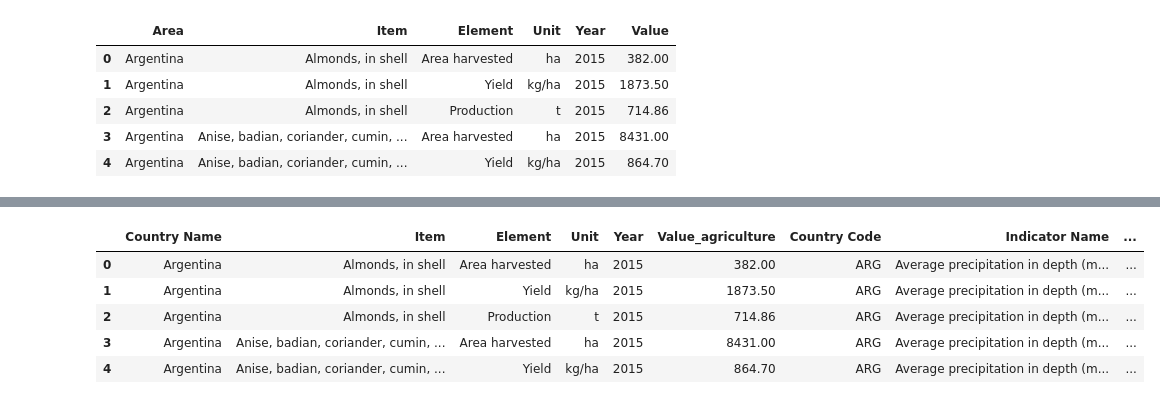
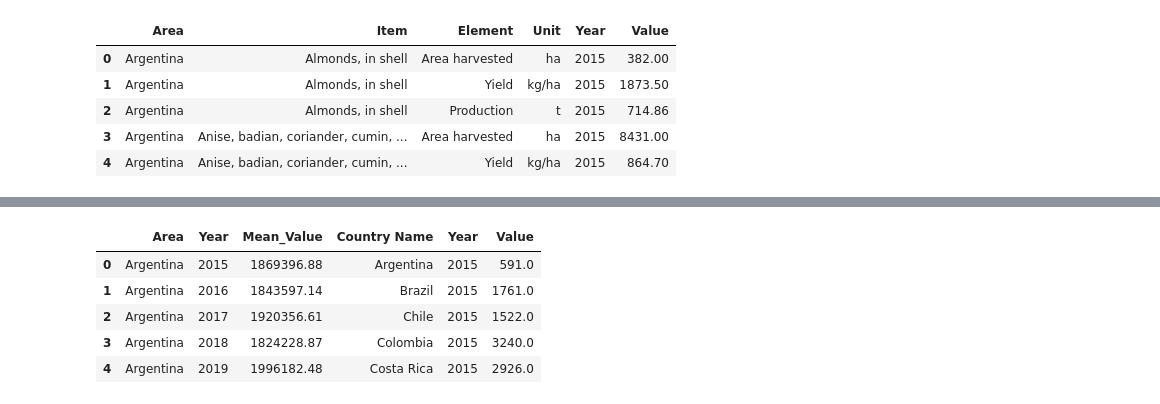
Before and after one commit to zannat-cse/data-engineering-fau-winter24, a Jupyter notebook: project/Project Codes.ipynb, the cells around one changed output, grey strips where cells are left out. Saved outputs shown, nothing was run; the diff lists cells and outputs as text; code cells hidden in the pictures.

```diff
--- a/project/Project Codes.ipynb
+++ b/project/Project Codes.ipynb
@@ -42,0 +115,3 @@ climate_data.head()
+# %%
+agriculture_data['Mean_Value'] = agriculture_data['Mean_Value'].replace(',', '', regex=True).astype(float)
+agriculture_data.info()
@@ -43,3 +195,4 @@ climate_data.head()
 # %%
-climate_data.drop(['Indicator Code','Country Code'], axis=1)
+climate_data = climate_data.drop(['Indicator Code','Country Code','Indicator Name'], axis=1)
+climate_data.head(10)
 # %% [output]
@@ -59,3 +209,0 @@ climate_data.drop(['Indicator Code','Country Code'], axis=1)
-# %%
-agriculture_data.dropna(inplace=True)
-climate_data.dropna(inplace=True)
@@ -139,10 +213,0 @@ Name: Area, dtype: int64
-# %%
-agriculture_data.rename(columns={'Area': 'Country Name'}, inplace=True)
-
-agriculture_data = agriculture_data[(agriculture_data['Year'] >= 2015) & (agriculture_data['Year'] <= 2021)]
-climate_data = climate_data[(climate_data['Year'] >= 2015) & (climate_data['Year'] <= 2021)]
-
-agriculture_data.dropna(inplace=True)
-climate_data.dropna(inplace=True)
-
-agriculture_data.head()
@@ -165,13 +241,13 @@ climate_data.head()
 # %%
-combined_data = pd.merge(agriculture_data, climate_data, on=['Country Name', 'Year'], suffixes=('_agriculture', '_climate'))
+combined_data = pd.concat([agriculture_data, climate_data], axis=1)
 combined_data.head()
 # %% [output]
-|  | Country Name | Item | Element | Unit | Year | Value_agriculture | Country Code | Indicator Name | ... |
-| 0 | Argentina | Almonds, in shell | Area harvested | ha | 2015 | 382.00 | ARG | Average precipitation in depth (m... | ... |
-| 1 | Argentina | Almonds, in shell | Yield | kg/ha | 2015 | 1873.50 | ARG | Average precipitation in depth (m... | ... |
-| 2 | Argentina | Almonds, in shell | Production | t | 2015 | 714.86 | ARG | Average precipitation in depth (m... | ... |
-| 3 | Argentina | Anise, badian, coriander, cumin, ... | Area harvested | ha | 2015 | 8431.00 | ARG | Average precipitation in depth (m... | ... |
-| 4 | Argentina | Anise, badian, coriander, cumin, ... | Yield | kg/ha | 2015 | 864.70 | ARG | Average precipitation in depth (m... | ... |
+|  | Area | Year | Mean_Value | Country Name | Year | Value |
+| 0 | Argentina | 2015 | 1869396.88 | Argentina | 2015 | 591.0 |
+| 1 | Argentina | 2016 | 1843597.14 | Brazil | 2015 | 1761.0 |
+| 2 | Argentina | 2017 | 1920356.61 | Chile | 2015 | 1522.0 |
+| 3 | Argentina | 2018 | 1824228.87 | Colombia | 2015 | 3240.0 |
+| 4 | Argentina | 2019 | 1996182.48 | Costa Rica | 2015 | 2926.0 |
 # %%
 combined_data.shape
 # %% [output]
```
Also changed, not shown: parts of 35 cells of this notebook, 1 other file.
